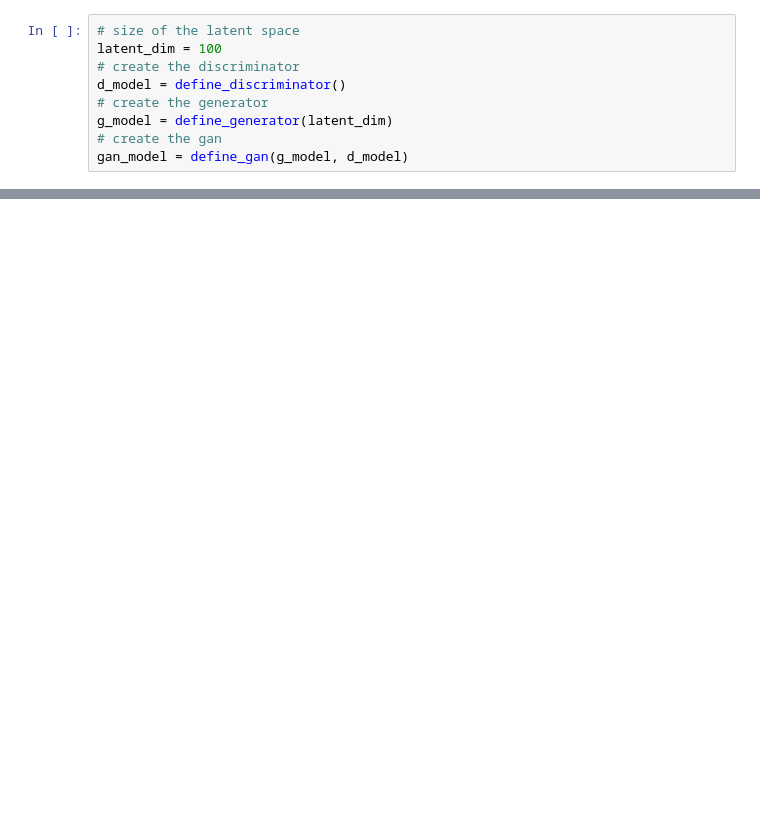
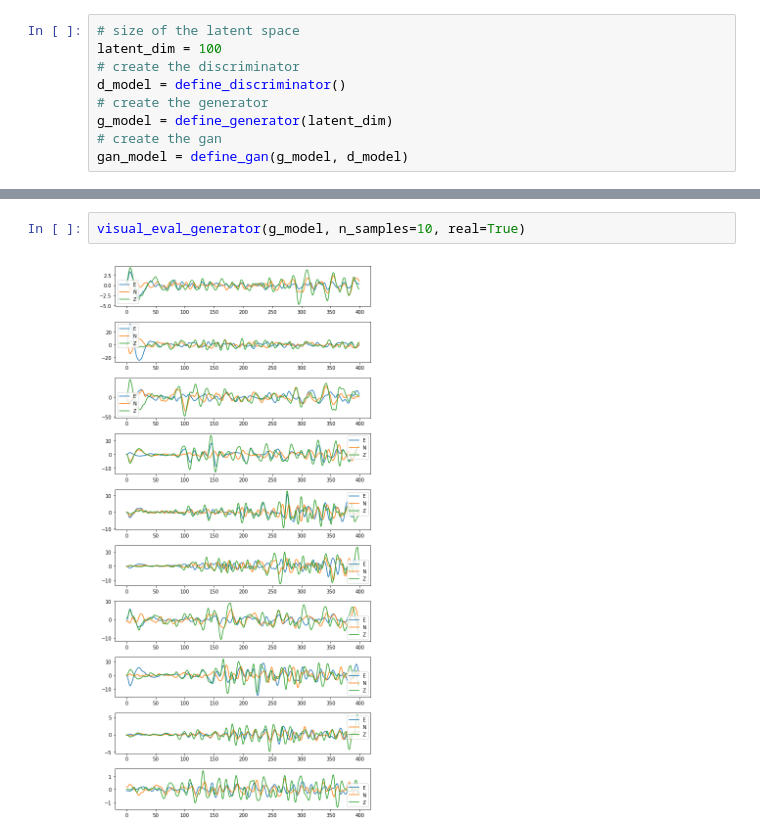
Before and after one commit to hofmanradek/ML, a Jupyter notebook: GANs/GAN_1D_conv.ipynb, the cells around one changed output, grey strips where cells are left out. Drawn from its saved outputs; the diff is of its cells as text; blank space fills up the shorter version.

```diff
--- a/GANs/GAN_1D_conv.ipynb
+++ b/GANs/GAN_1D_conv.ipynb
@@ -268,0 +318,4 @@ WARNING:tensorflow:Discrepancy between trainable weights and collected trainable
+# %%
+visual_eval_generator(g_model, n_samples=10, real=True)
+# %% [output]
+[figure, added]
```
Also changed, not shown: parts of 8 cells of this notebook.
